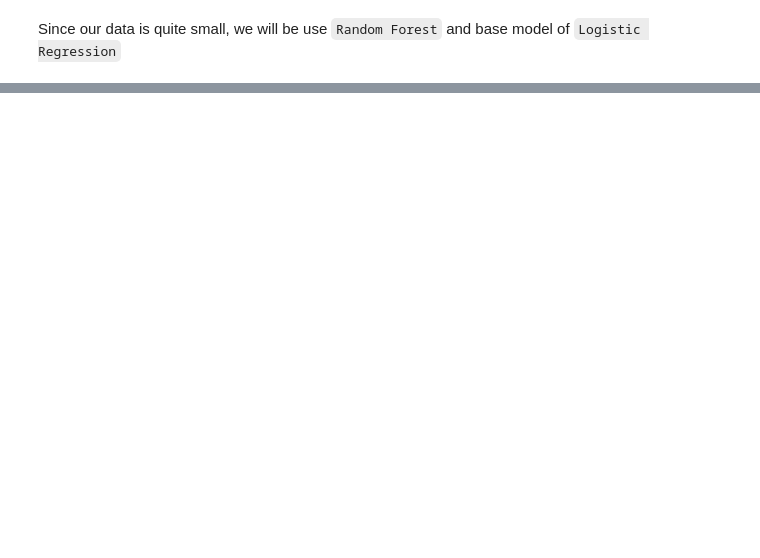
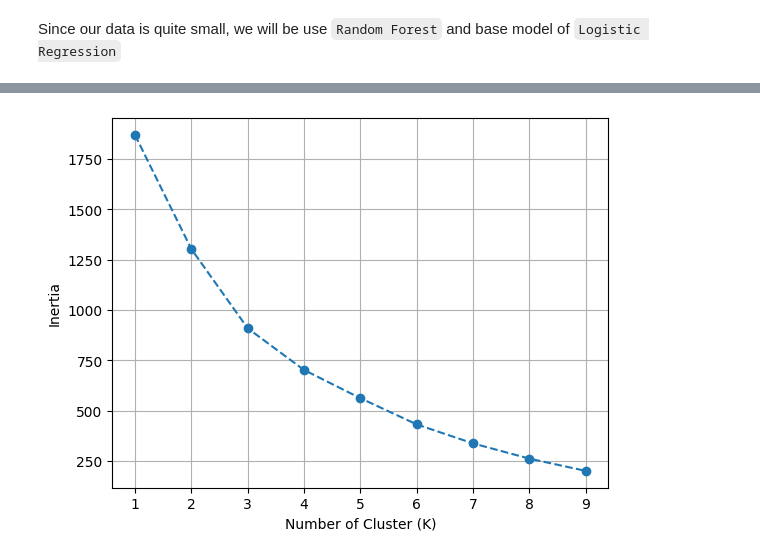
Before and after one commit to Doug-Vo/ML-Self-Project, a Jupyter notebook: Spring_2026/Sleep.ipynb, the cells around one changed output, grey strips where cells are left out. Saved outputs shown, nothing was run; the diff lists cells and outputs as text; code cells hidden in the pictures; blank space fills up the shorter version.

```diff
--- a/Spring_2026/Sleep.ipynb
+++ b/Spring_2026/Sleep.ipynb
@@ -440,0 +488,22 @@ plt.show()
+# %%
+from sklearn.cluster import KMeans
+
+
+inertia = []
+
+K_range = range(1, 10)
+
+for k in K_range:
+    kmeans = KMeans(n_clusters= k, random_state= 8, n_init= 10)
+    kmeans.fit(X_cluster)
+    inertia.append(kmeans.inertia_)
+
+plt.plot(K_range, inertia, marker = 'o', linestyle = '--')
+plt.xlabel('Number of Cluster (K)')
+plt.ylabel('Inertia')
+
+plt.grid(True)
+
+plt.show()
+# %% [output]
+[figure, added]
```
Also changed, not shown: parts of 17 cells of this notebook.
